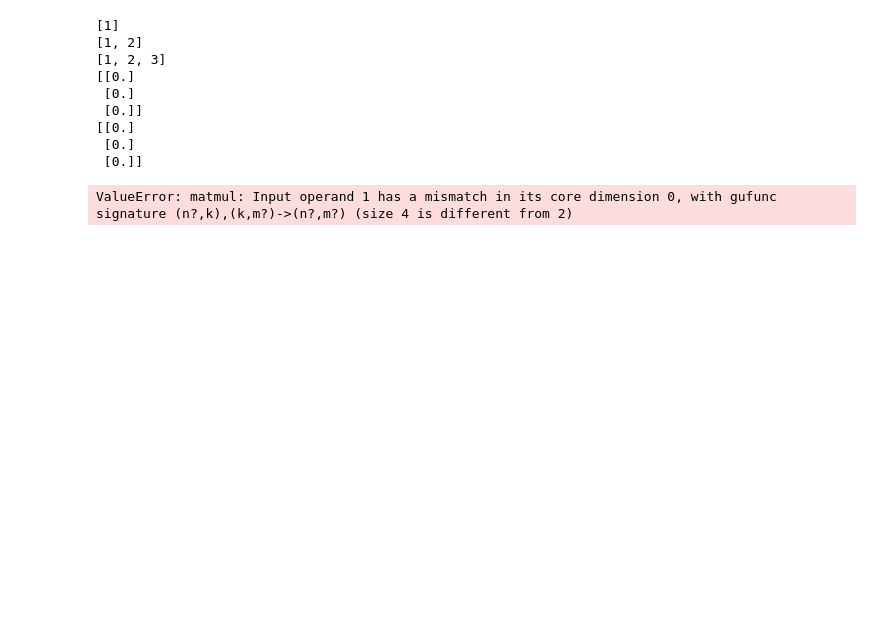
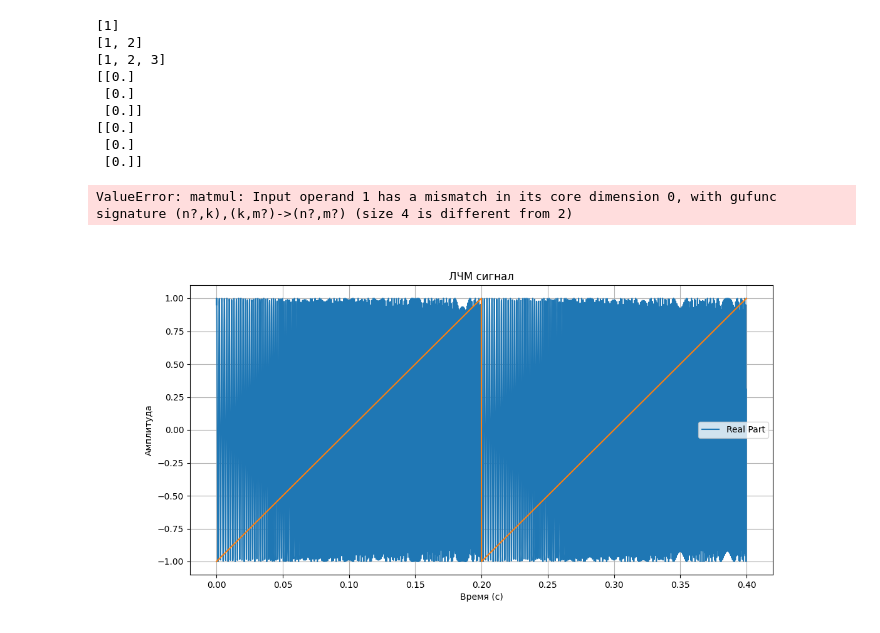
Before and after one commit to DmitryArtWorks/MTOS, a Jupyter notebook: Untitled-1.ipynb, the cells around one changed output. Saved outputs shown, nothing was run; the diff lists cells and outputs as text; code cells hidden in the pictures; blank space fills up the shorter version.

```diff
--- a/Untitled-1.ipynb
+++ b/Untitled-1.ipynb
@@ -88,3 +88,42 @@ Se = (H@P2)@np.transpose(H)+R
 K = (P2@np.transpose(H))@np.linalg.inv(Se)
 # %% [output]
 ValueError: matmul: Input operand 1 has a mismatch in its core dimension 0, with gufunc signature (n?,k),(k,m?)->(n?,m?) (size 4 is different from 2)
+# %%
+
+import numpy as np
+import matplotlib.pyplot as plt
+%matplotlib widget
+# Параметры сигнала
+A = 1.0          # Амплитуда сигнала
+f_0 = 1000       # Несущая частота (Гц)
+f_d = 500        # Частота девиации (Гц)
+f_msg = 5        # Частота модулирующего сигнала (Гц)
+duration = 2/5     # Длительность сигнала (с)
+sampling_rate = 10000  # Частота дискретизации (Гц)
+
+# Временной вектор
+t = np.arange(0, duration, 1/sampling_rate)
+
+# Генерация треугольного модулирующего сигнала
+m_msg = 0.5 * (1 + np.sign(np.sin(2 * np.pi * f_msg * t)))  # Треугольный сигнал
+m_msg = (2 * (t * f_msg % 1) - 1)  # Треугольный сигнал, изменяющийся от -1 до 1
+
+# Формирование ЛЧМ сигнала
+s = A * np.exp(1j * (2 * np.pi * f_0 * t + 2 * np.pi * f_d * np.cumsum(m_msg) / sampling_rate))
+
+
+tz = 0.5/f_msg
+s_rx =
+# Визуализация
+plt.figure(figsize=(12, 6))
+plt.plot(t, np.real(s), label='Real Part')
+plt.plot(t, m_msg)
+# plt.plot(t, np.imag(s), label='Imaginary Part', linestyle='--')
+plt.title('ЛЧМ сигнал')
+plt.xlabel('Время (с)')
+plt.ylabel('Амплитуда')
+plt.legend()
+plt.grid()
+plt.show()
+# %% [output]
+[figure, added]
```
Also changed, not shown: parts of 2 cells of this notebook, 4 other files.
